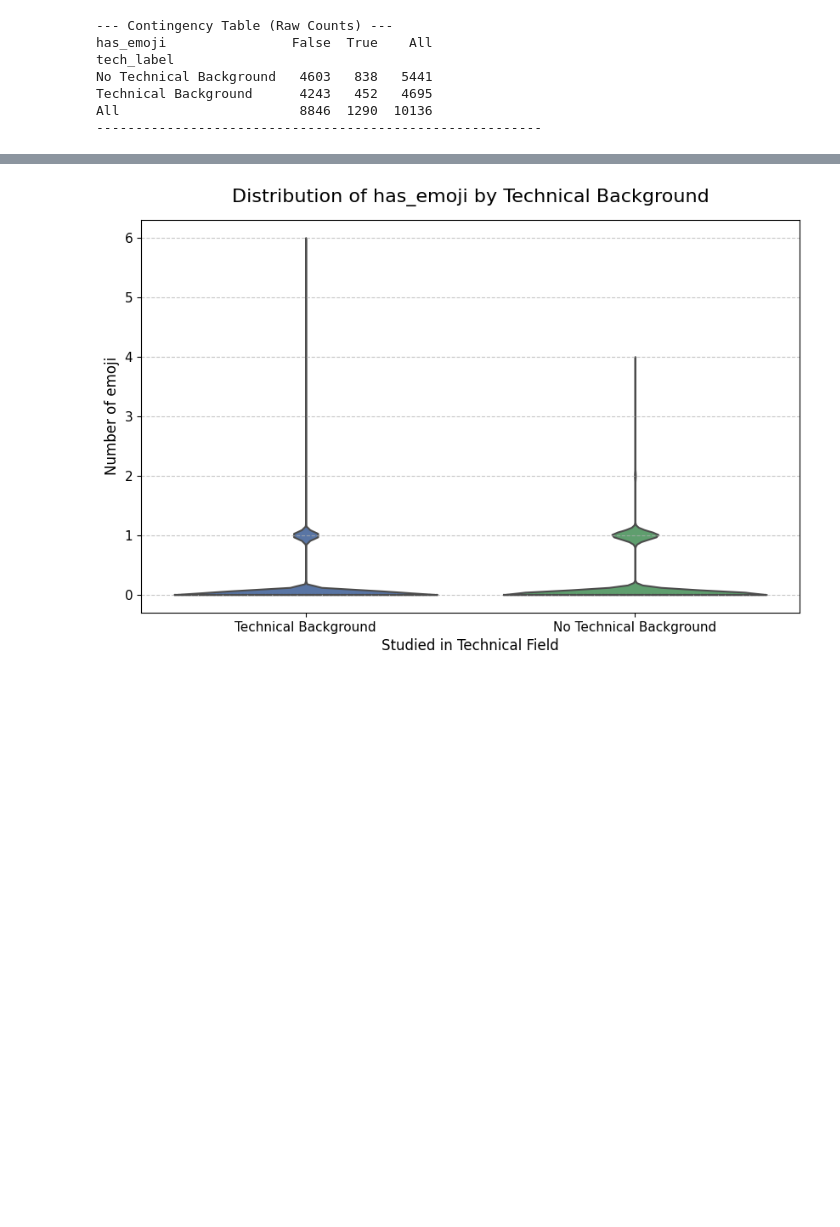
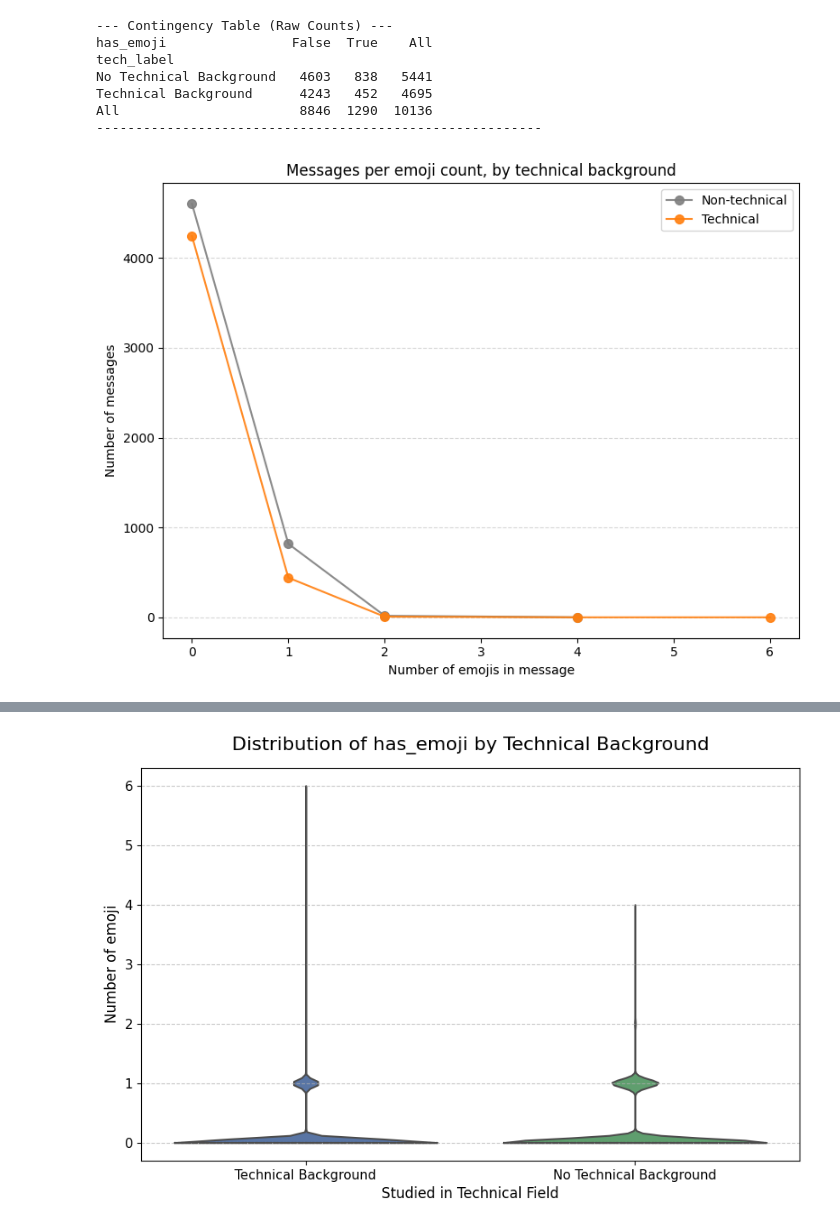
Before and after one commit to bashoogeventerink-max/DAV, a Jupyter notebook: notebooks/04-correlation-test.ipynb, the cells around one changed output, grey strips where cells are left out. Cells and saved outputs as stored; diff of their text form; code cells hidden in the pictures; blank space fills up the shorter version.

```diff
--- a/notebooks/04-correlation-test.ipynb
+++ b/notebooks/04-correlation-test.ipynb
@@ -634,3 +769,48 @@ No Technical Background   4603   838   5441
 Technical Background      4243   452   4695
 All                       8846  1290  10136
 ---------------------------------------------------------
+# %%
+# Scatter: how many messages have each emoji_count, by technical background
+plot_ec = df.dropna(subset=["emoji_count", "tech_background"]).copy()
+plot_ec["tech_background"] = pd.to_numeric(plot_ec["tech_background"], errors="coerce")
+plot_ec["emoji_count"] = pd.to_numeric(plot_ec["emoji_count"], errors="coerce")
+plot_ec = plot_ec.dropna(subset=["tech_background", "emoji_count"])
+
+counts = (
+    plot_ec.groupby(["tech_background", "emoji_count"], as_index=False)
+    .size()
+    .rename(columns={"size": "n_messages"})
+)
+tech_counts = counts[counts["tech_background"] == 1].sort_values("emoji_count")
+nontech_counts = counts[counts["tech_background"] == 0].sort_values("emoji_count")
+
+fig, ax = plt.subplots(figsize=(8, 6))
+ax.plot(
+    nontech_counts["emoji_count"],
+    nontech_counts["n_messages"],
+    color="#7f7f7f",
+    marker="o",
+    markersize=7,
+    linewidth=1.5,
+    alpha=0.9,
+    label="Non-technical",
+)
+ax.plot(
+    tech_counts["emoji_count"],
+    tech_counts["n_messages"],
+    color="#ff7f0e",
+    marker="o",
+    markersize=7,
+    linewidth=1.5,
+    alpha=0.9,
+    label="Technical",
+)
+ax.set_xlabel("Number of emojis in message")
+ax.set_ylabel("Number of messages")
+ax.set_title("Messages per emoji count, by technical background")
+ax.legend(frameon=True)
+ax.grid(axis="y", linestyle="--", alpha=0.5)
+plt.tight_layout()
+plt.show()
+# %% [output]
+[figure, added]
```
Also changed, not shown: parts of 9 cells of this notebook, 2 other files.
